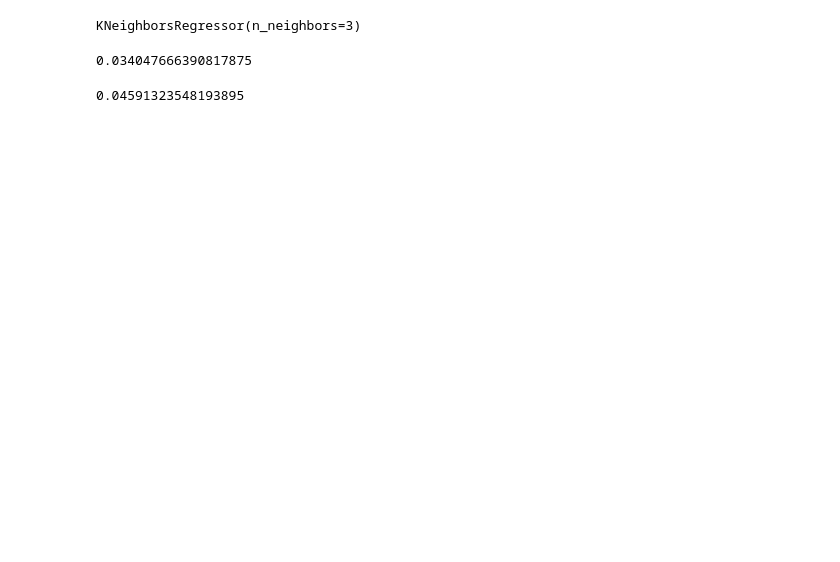
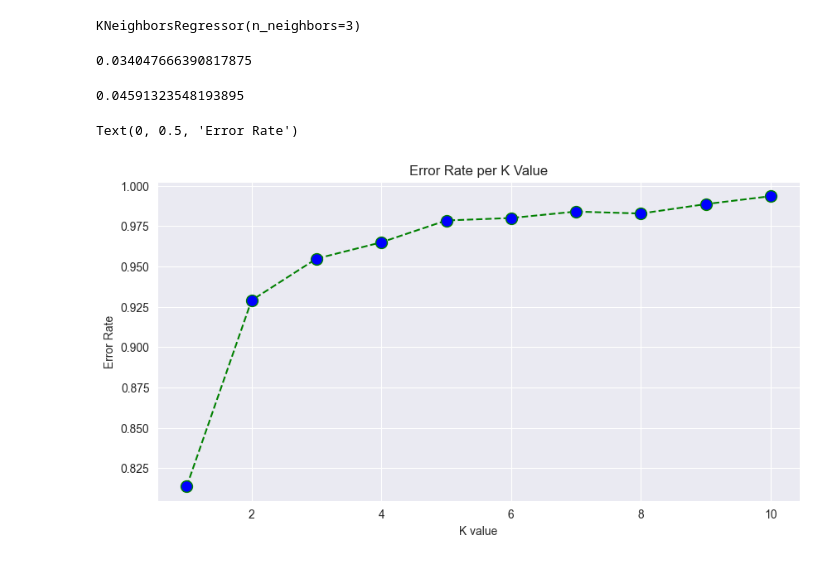
Before and after one commit to ewfruitcake/burgerpricing, a Jupyter notebook: Price elasticity of a burger menu.ipynb, the cells around one changed output. Cells and saved outputs as stored; diff of their text form; code cells hidden in the pictures; blank space fills up the shorter version.

```diff
--- a/Price elasticity of a burger menu.ipynb
+++ b/Price elasticity of a burger menu.ipynb
@@ -750,6 +804,26 @@ rmse
 0.04591323548193895
 # %%
 #Visualize & Improve hyper-parameters of KNN model
+# %%
+#Determining the most suitable k value
+error_plot_function = []
+for i in range(1,11):
+    knn_model2 = KNeighborsRegressor(n_neighbors=i)
+    knn_model2.fit(X_train, y_train)
+    predict_i = knn_model2.predict(X_test)
+    error_plot_function.append(np.mean(predict_i!= y_test))
+# %%
+plt.figure(figsize=(10,5))
+plt.plot(range(1,11), error_plot_function, color='green', linestyle='dashed', marker='o',
+         markerfacecolor='blue', markersize=10)
+plt.title('Error Rate per K Value')
+plt.xlabel('K value')
+plt.ylabel('Error Rate')
+#The least amount of error is seen with K=2. However, it is generally recommended to have an odd number for K, so K=2 wouldn't be suitable.
+#Futhermore, our predications are less stable as K reaches closer to 1 because there are less groups or points from the predicted value.
+# %% [output]
+Text(0, 0.5, 'Error Rate')
+[figure, added]
 # %%
 ## Next steps for Final Results and Code
 
```
Also changed, not shown: parts of 32 cells of this notebook.
